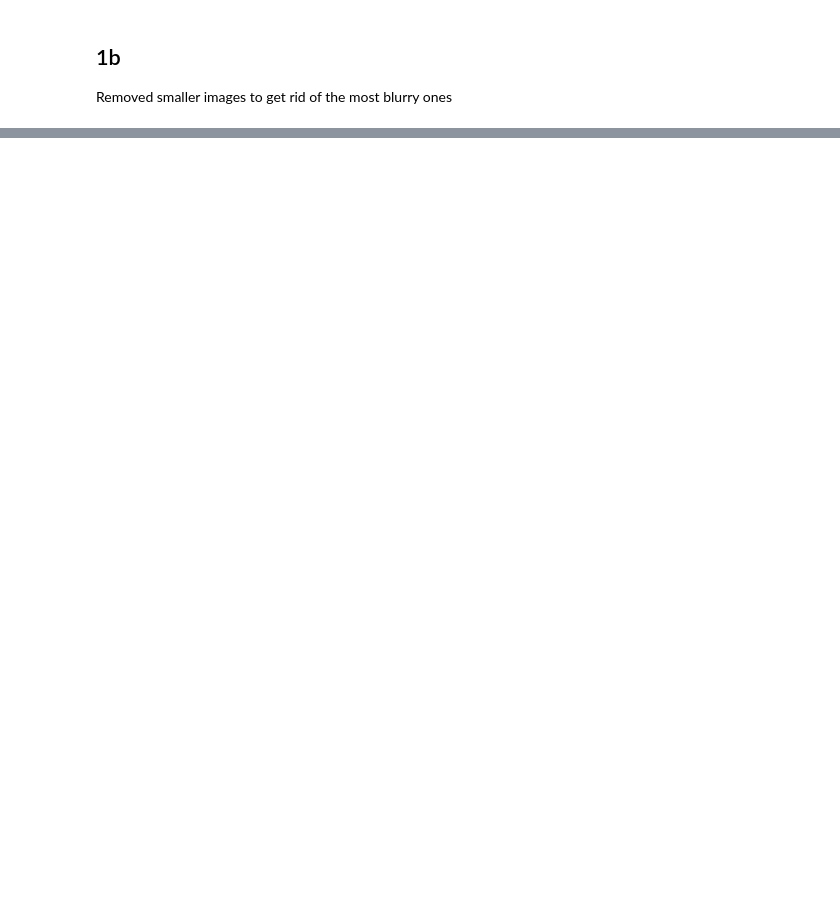
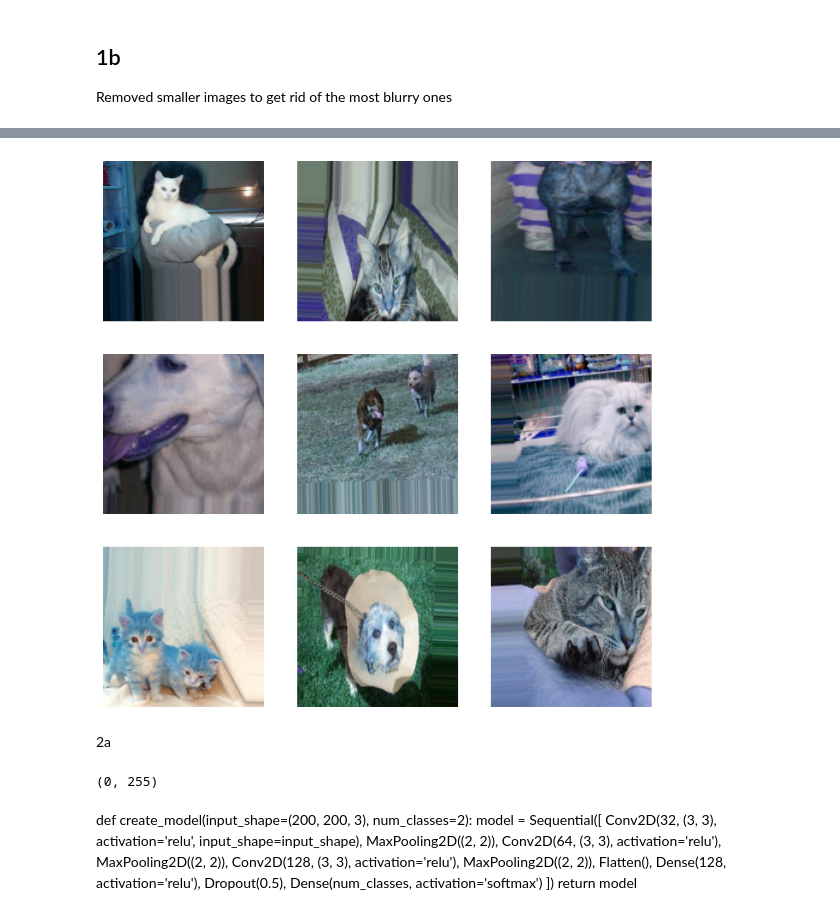
Before and after one commit to BrutalFrost/Artificial_Intelligence_Hampus_Erlandsson_OPA23, a Jupyter notebook: Lab_2/Lab_2.ipynb, the cells around one changed output, grey strips where cells are left out. Drawn from its saved outputs; the diff is of its cells as text; code cells hidden in the pictures; blank space fills up the shorter version.

```diff
--- a/Lab_2/Lab_2.ipynb
+++ b/Lab_2/Lab_2.ipynb
@@ -338,0 +401,33 @@ fig.tight_layout()
+# %%
+train_datagen = ImageDataGenerator(
+    rotation_range=5,
+    width_shift_range=0.3,
+    height_shift_range=0.2,
+    shear_range=0.25,
+    zoom_range=0.3,
+    horizontal_flip=True,
+    fill_mode='nearest'
+)
+
+# Skapar en generator från de skalade bilderna
+train_datagen.fit(X_train_small)
+
+def visualize_augmented_images(datagen, images, num_images=9):
+    plt.figure(figsize=(10, 10))
+    for X_batch, _ in datagen.flow(images, np.zeros(len(images)), batch_size=num_images):
+        for i in range(0, num_images):
+            plt.subplot(3, 3, i + 1)
+            plt.imshow(X_batch[i].astype("uint8"))
+            plt.axis('off')
+        break
+    plt.show()
+
+visualize_augmented_images(train_datagen, X_train_small)
+# %% [output]
+[figure, added]
+# %% [markdown]
+2a
+# %%
+X_train_small[1].flatten().min(), X_train_small[1].flatten().max()
+# %% [output]
+(0, 255)
@@ -338,0 +438,15 @@ fig.tight_layout()
+# %% [markdown]
+def create_model(input_shape=(200, 200, 3), num_classes=2):
+    model = Sequential([
+        Conv2D(32, (3, 3), activation='relu', input_shape=input_shape),
+        MaxPooling2D((2, 2)),
+        Conv2D(64, (3, 3), activation='relu'),
+        MaxPooling2D((2, 2)),
+        Conv2D(128, (3, 3), activation='relu'),
+        MaxPooling2D((2, 2)),
+        Flatten(),
+        Dense(128, activation='relu'),
+        Dropout(0.5),
+        Dense(num_classes, activation='softmax')
+    ])
+    return model
```
Also changed, not shown: parts of 29 cells of this notebook.
